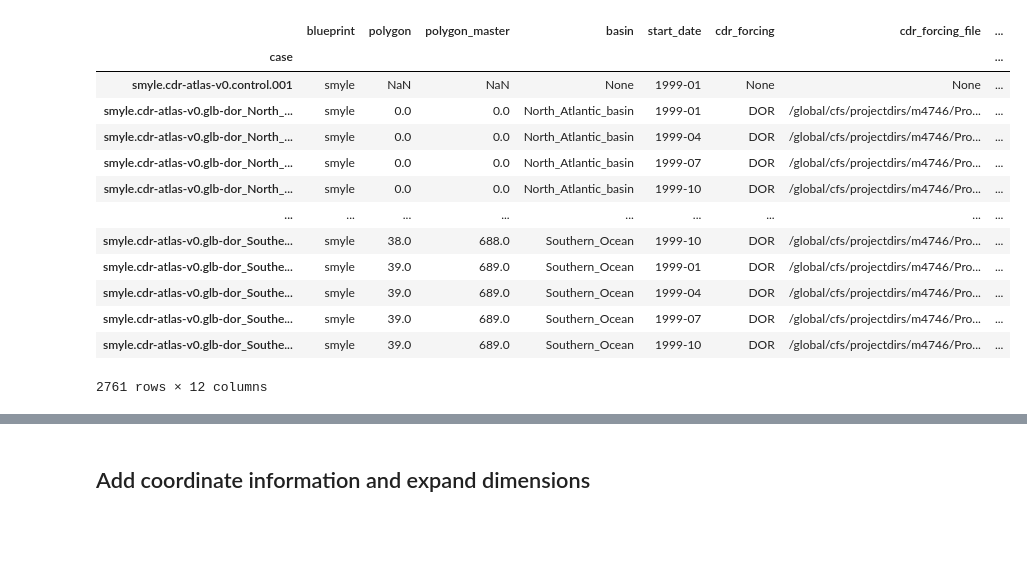
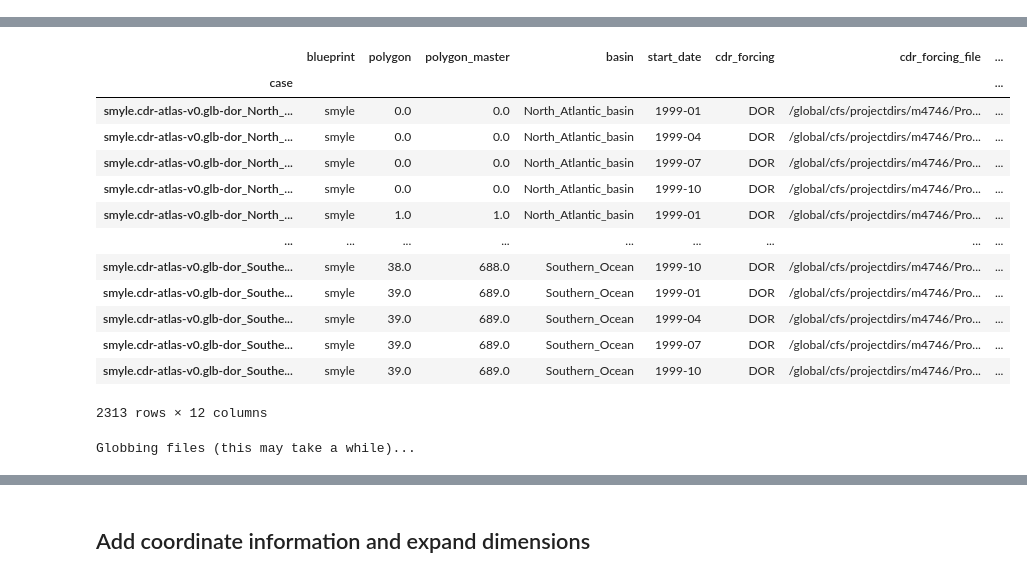
Before and after one commit to NoraLoose/Ocean-CDR-Atlas-v0, a Jupyter notebook: workflows/dor-atlas/compress-anomalies.ipynb, the cells around one changed output, grey strips where cells are left out. Drawn from its saved outputs; the diff is of its cells as text; code cells hidden in the pictures; blank space fills up the shorter version.

```diff
--- a/workflows/dor-atlas/compress-anomalies.ipynb
+++ b/workflows/dor-atlas/compress-anomalies.ipynb
@@ -79,32 +80,23 @@ sys.path.append(str(parent_dir))
 # %%
 import atlas
 # %%
-calc = atlas.global_irf_map(cdr_forcing="DOR", vintage="001")
-calc.df
+@memory.cache
+def get_done_cases_df(today=datetime.datetime.today().date()):
+
+    calc = atlas.global_irf_map(cdr_forcing="DOR", vintage="001")
+
+    data = calc.df_case_status
+    done = data.loc[data.archive]
+
+    done_cases = done.index.to_list()
+    done_cases.remove('smyle.cdr-atlas-v0.control.001')
+    done_cases = sorted(done_cases)
+
+    df = calc.df.loc[done_cases]
+    return df, done_cases
-# %% [output]
-|  | blueprint | polygon | polygon_master | basin | start_date | cdr_forcing | cdr_forcing_file | ... |
-| case |  |  |  |  |  |  |  | ... |
-| smyle.cdr-atlas-v0.control.001 | smyle | NaN | NaN | None | 1999-01 | None | None | ... |
-| smyle.cdr-atlas-v0.glb-dor_North_... | smyle | 0.0 | 0.0 | North_Atlantic_basin | 1999-01 | DOR | /global/cfs/projectdirs/m4746/Pro... | ... |
-| smyle.cdr-atlas-v0.glb-dor_North_... | smyle | 0.0 | 0.0 | North_Atlantic_basin | 1999-04 | DOR | /global/cfs/projectdirs/m4746/Pro... | ... |
-| smyle.cdr-atlas-v0.glb-dor_North_... | smyle | 0.0 | 0.0 | North_Atlantic_basin | 1999-07 | DOR | /global/cfs/projectdirs/m4746/Pro... | ... |
-| smyle.cdr-atlas-v0.glb-dor_North_... | smyle | 0.0 | 0.0 | North_Atlantic_basin | 1999-10 | DOR | /global/cfs/projectdirs/m4746/Pro... | ... |
-| ... | ... | ... | ... | ... | ... | ... | ... | ... |
-| smyle.cdr-atlas-v0.glb-dor_Southe... | smyle | 38.0 | 688.0 | Southern_Ocean | 1999-10 | DOR | /global/cfs/projectdirs/m4746/Pro... | ... |
-| smyle.cdr-atlas-v0.glb-dor_Southe... | smyle | 39.0 | 689.0 | Southern_Ocean | 1999-01 | DOR | /global/cfs/projectdirs/m4746/Pro... | ... |
-| smyle.cdr-atlas-v0.glb-dor_Southe... | smyle | 39.0 | 689.0 | Southern_Ocean | 1999-04 | DOR | /global/cfs/projectdirs/m4746/Pro... | ... |
-| smyle.cdr-atlas-v0.glb-dor_Southe... | smyle | 39.0 | 689.0 | Southern_Ocean | 1999-07 | DOR | /global/cfs/projectdirs/m4746/Pro... | ... |
-| smyle.cdr-atlas-v0.glb-dor_Southe... | smyle | 39.0 | 689.0 | Southern_Ocean | 1999-10 | DOR | /global/cfs/projectdirs/m4746/Pro... | ... |
-2761 rows × 12 columns
 # %%
 %%time
 
-data = calc.df_case_status
-done = data.loc[data.archive]
-
-done_cases = done.index.to_list()
-done_cases.remove('smyle.cdr-atlas-v0.control.001')
-done_cases = sorted(done_cases)
-
-df = calc.df.loc[done_cases]
-len(done_cases)
+df, done_cases = get_done_cases_df()
+df
+# %% [output]
@@ -110,0 +105,14 @@ len(done_cases)
+|  | blueprint | polygon | polygon_master | basin | start_date | cdr_forcing | cdr_forcing_file | ... |
+| case |  |  |  |  |  |  |  | ... |
+| smyle.cdr-atlas-v0.glb-dor_North_... | smyle | 0.0 | 0.0 | North_Atlantic_basin | 1999-01 | DOR | /global/cfs/projectdirs/m4746/Pro... | ... |
+| smyle.cdr-atlas-v0.glb-dor_North_... | smyle | 0.0 | 0.0 | North_Atlantic_basin | 1999-04 | DOR | /global/cfs/projectdirs/m4746/Pro... | ... |
+| smyle.cdr-atlas-v0.glb-dor_North_... | smyle | 0.0 | 0.0 | North_Atlantic_basin | 1999-07 | DOR | /global/cfs/projectdirs/m4746/Pro... | ... |
+| smyle.cdr-atlas-v0.glb-dor_North_... | smyle | 0.0 | 0.0 | North_Atlantic_basin | 1999-10 | DOR | /global/cfs/projectdirs/m4746/Pro... | ... |
+| smyle.cdr-atlas-v0.glb-dor_North_... | smyle | 1.0 | 1.0 | North_Atlantic_basin | 1999-01 | DOR | /global/cfs/projectdirs/m4746/Pro... | ... |
+| ... | ... | ... | ... | ... | ... | ... | ... | ... |
+| smyle.cdr-atlas-v0.glb-dor_Southe... | smyle | 38.0 | 688.0 | Southern_Ocean | 1999-10 | DOR | /global/cfs/projectdirs/m4746/Pro... | ... |
+| smyle.cdr-atlas-v0.glb-dor_Southe... | smyle | 39.0 | 689.0 | Southern_Ocean | 1999-01 | DOR | /global/cfs/projectdirs/m4746/Pro... | ... |
+| smyle.cdr-atlas-v0.glb-dor_Southe... | smyle | 39.0 | 689.0 | Southern_Ocean | 1999-04 | DOR | /global/cfs/projectdirs/m4746/Pro... | ... |
+| smyle.cdr-atlas-v0.glb-dor_Southe... | smyle | 39.0 | 689.0 | Southern_Ocean | 1999-07 | DOR | /global/cfs/projectdirs/m4746/Pro... | ... |
+| smyle.cdr-atlas-v0.glb-dor_Southe... | smyle | 39.0 | 689.0 | Southern_Ocean | 1999-10 | DOR | /global/cfs/projectdirs/m4746/Pro... | ... |
+2313 rows × 12 columns
@@ -122,6 +119,10 @@ def glob_nc_files(base_path: str | pathlib.Path, case:str):
 # %%
 base_directory = pathlib.Path('/global/cfs/projectdirs/m4746/Projects/Ocean-CDR-Atlas-v0/data/archive')
 # %%
-nc_files = glob_nc_files(base_path=base_directory, case='smyle.cdr-atlas-v0.glb-dor_Southern_Ocean_026_1999-04-01_02705.001')
+nc_files = glob_nc_files(base_path=base_directory,
+                         case='smyle.cdr-atlas-v0.glb-dor_Southern_Ocean_026_1999-04-01_02705.001',
+                         done_cases=done_cases)
+# %% [output]
+Globbing files (this may take a while)...
 # %%
 len(nc_files)
```
Also changed, not shown: parts of 26 cells of this notebook, 1 other file.
